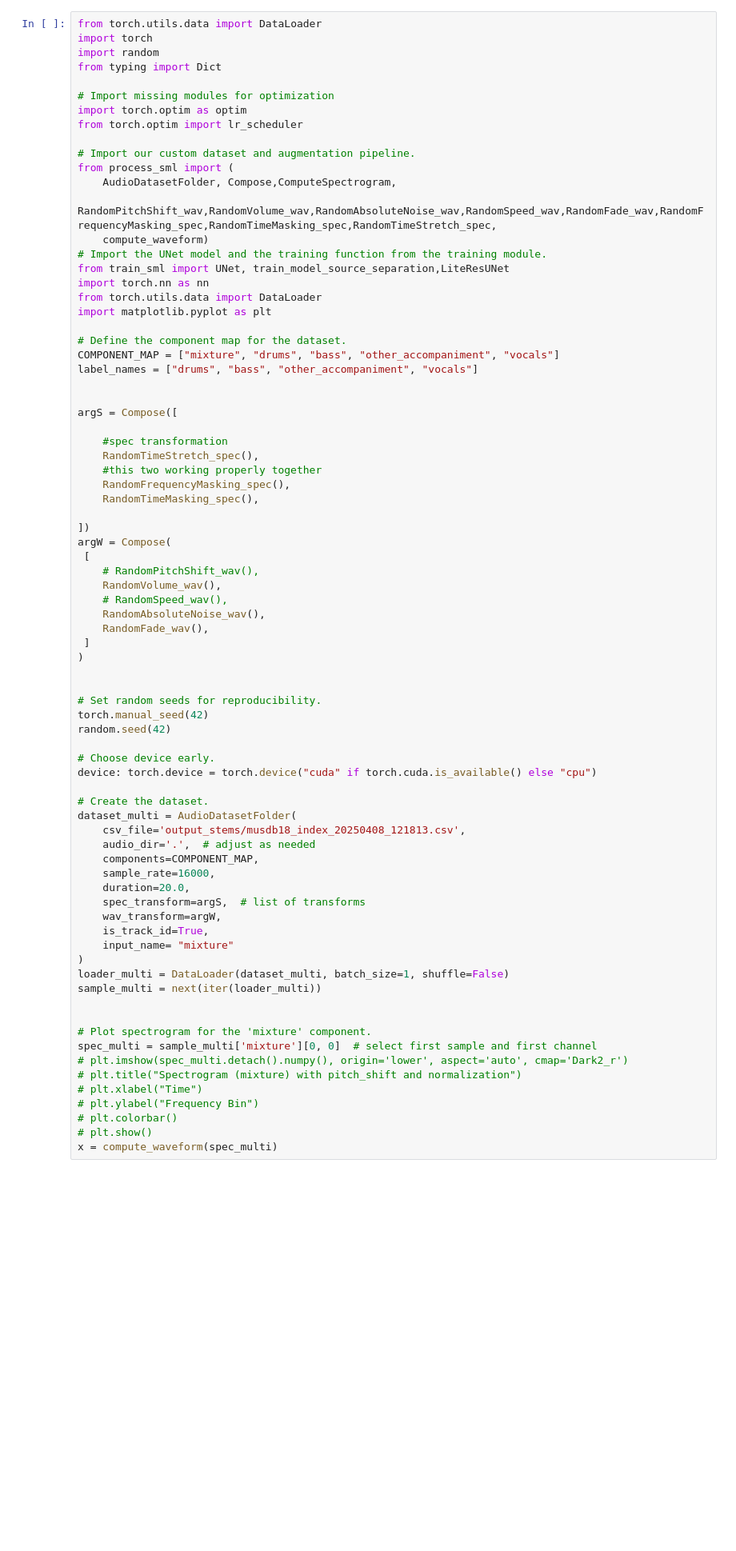
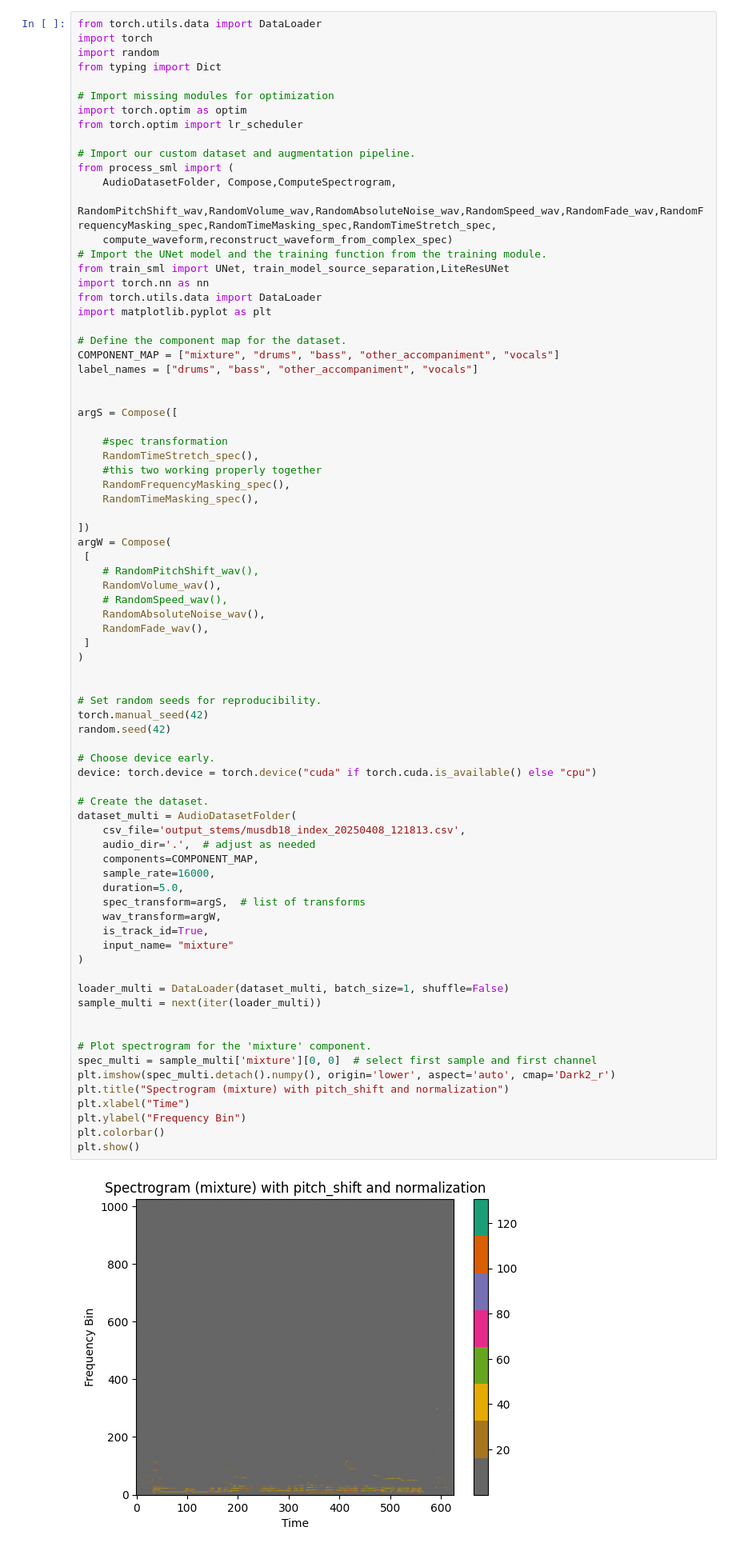
Before and after one commit to Nirab123456/music-style-trans, a Jupyter notebook: sp-m18.ipynb, the cells around one changed output. Shown at 80% size. Cells and saved outputs as stored; diff of their text form; blank space fills up the shorter version.

```diff
--- a/sp-m18.ipynb
+++ b/sp-m18.ipynb
@@ -12,7 +12,7 @@ from torch.optim import lr_scheduler
 from process_sml import (
     AudioDatasetFolder, Compose,ComputeSpectrogram,
     RandomPitchShift_wav,RandomVolume_wav,RandomAbsoluteNoise_wav,RandomSpeed_wav,RandomFade_wav,RandomFrequencyMasking_spec,RandomTimeMasking_spec,RandomTimeStretch_spec,
-    compute_waveform)
+    compute_waveform,reconstruct_waveform_from_complex_spec)
 # Import the UNet model and the training function from the training module.
 from train_sml import UNet, train_model_source_separation,LiteResUNet
 import torch.nn as nn
@@ -41,38 +41,40 @@ argW = Compose(
     RandomAbsoluteNoise_wav(),
     RandomFade_wav(),
  ]
 )
 
 
 # Set random seeds for reproducibility.
 torch.manual_seed(42)
 random.seed(42)
 
 # Choose device early.
 device: torch.device = torch.device("cuda" if torch.cuda.is_available() else "cpu")
 
 # Create the dataset.
 dataset_multi = AudioDatasetFolder(
     csv_file='output_stems/musdb18_index_20250408_121813.csv',
     audio_dir='.',  # adjust as needed
     components=COMPONENT_MAP,
     sample_rate=16000,
-    duration=20.0,
+    duration=5.0,
     spec_transform=argS,  # list of transforms
     wav_transform=argW,
     is_track_id=True,
     input_name= "mixture"
 )
+
 loader_multi = DataLoader(dataset_multi, batch_size=1, shuffle=False)
 sample_multi = next(iter(loader_multi))
 
 
 # Plot spectrogram for the 'mixture' component.
 spec_multi = sample_multi['mixture'][0, 0]  # select first sample and first channel
-# plt.imshow(spec_multi.detach().numpy(), origin='lower', aspect='auto', cmap='Dark2_r')
-# plt.title("Spectrogram (mixture) with pitch_shift and normalization")
-# plt.xlabel("Time")
-# plt.ylabel("Frequency Bin")
-# plt.colorbar()
-# plt.show()
-x = compute_waveform(spec_multi)
+plt.imshow(spec_multi.detach().numpy(), origin='lower', aspect='auto', cmap='Dark2_r')
+plt.title("Spectrogram (mixture) with pitch_shift and normalization")
+plt.xlabel("Time")
+plt.ylabel("Frequency Bin")
+plt.colorbar()
+plt.show()
+# %% [output]
+[figure, added]
```
Also changed, not shown: parts of 2 cells of this notebook, 6 other files.
